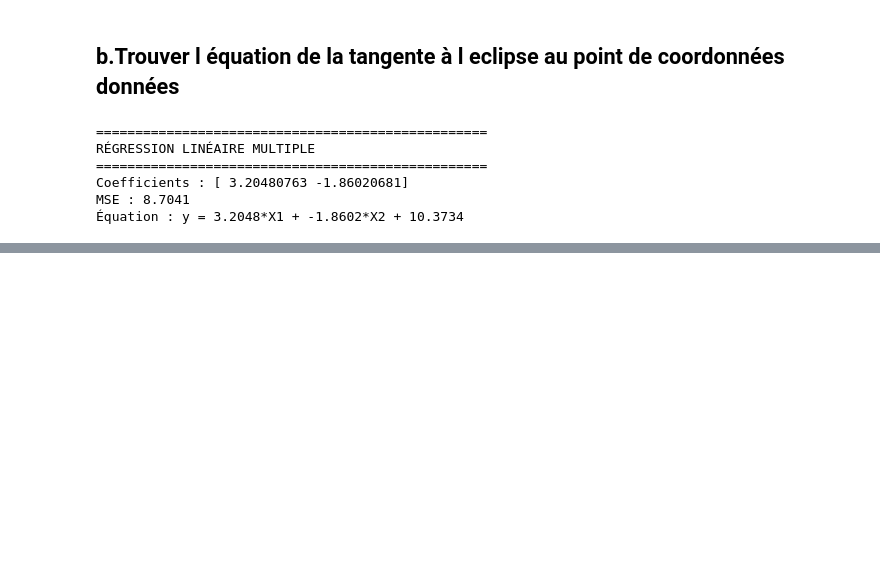
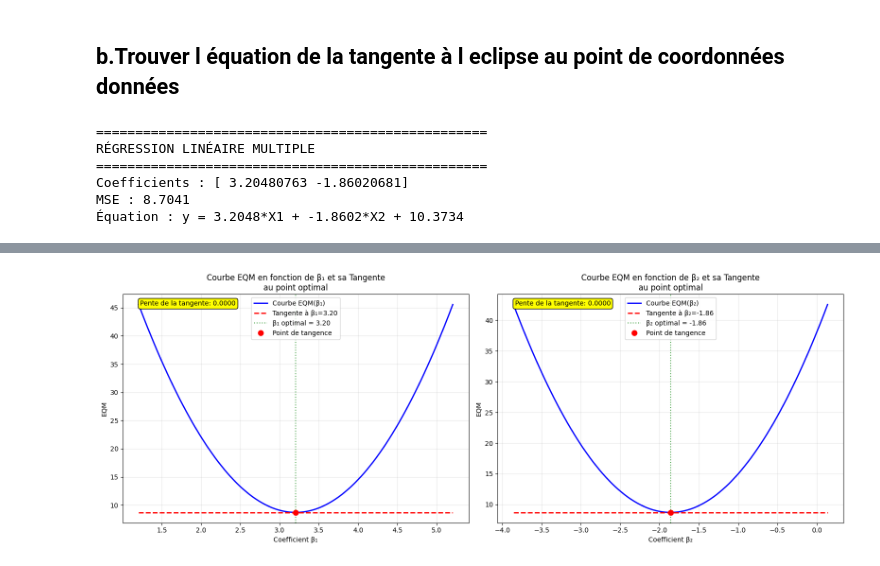
Before and after one commit to MKKT-4127-Optimisation-TPE/TPE_Calcul-symbolique, a Jupyter notebook: TPE-Fonction_erreur-SYMBOLIQUE.ipynb, the cells around one changed output, grey strips where cells are left out. Drawn from its saved outputs; the diff is of its cells as text; code cells hidden in the pictures; blank space fills up the shorter version.

Commit message:
amelioration des tracés

```diff
--- a/TPE-Fonction_erreur-SYMBOLIQUE.ipynb
+++ b/TPE-Fonction_erreur-SYMBOLIQUE.ipynb
@@ -434,0 +362,72 @@ Ici,
+# %%
+
+
+# =============================================================================
+# REPRÉSENTATION GRAPHIQUE DES COURBES ET TANGENTES
+# =============================================================================
+
+fig, (ax1, ax2) = plt.subplots(1, 2, figsize=(16, 6))
+
+# ==================== GRAPHIQUE 1: TANGENTE EN FONCTION DE β1 ====================
+
+# Point de tangence pour β1
+b1_tangent = b1_opt
+mse_tangent_b1 = calculate_mse_for_coefficient(b1_tangent, b0_opt, b2_opt, data, data['y'])
+
+# Calcul de la pente (dérivée) au point b1_tangent
+# Pour simplifier, on approxime numériquement la dérivée
+h = 0.001
+mse_plus = calculate_mse_for_coefficient(b1_tangent + h, b0_opt, b2_opt, data, data['y'])
+mse_minus = calculate_mse_for_coefficient(b1_tangent - h, b0_opt, b2_opt, data, data['y'])
+slope_b1 = (mse_plus - mse_minus) / (2 * h)
+
+# Équation de la tangente : y = pente*(x - x0) + y0
+tangent_b1 = slope_b1 * (b1_range - b1_tangent) + mse_tangent_b1
+
+# Tracé
+ax1.plot(b1_range, mse_values_b1, 'b-', linewidth=2, label='Courbe EQM(β₁)')
+ax1.plot(b1_range, tangent_b1, 'r--', linewidth=2, label=f'Tangente à β₁={b1_tangent:.2f}')
+ax1.axvline(x=b1_tangent, color='green', linestyle=':', alpha=0.7, label=f'β₁ optimal = {b1_tangent:.2f}')
+ax1.plot(b1_tangent, mse_tangent_b1, 'ro', markersize=8, label='Point de tangence')
+
+ax1.set_xlabel('Coefficient β₁')
+ax1.set_ylabel('EQM')
+ax1.set_title('Courbe EQM en fonction de β₁ et sa Tangente\nau point optimal')
+ax1.legend()
+ax1.grid(True, alpha=0.3)
+ax1.text(0.05, 0.95, f'Pente de la tangente: {slope_b1:.4f}',
+         transform=ax1.transAxes, bbox=dict(boxstyle="round,pad=0.3", facecolor="yellow"))
+
+
+# ==================== GRAPHIQUE 2: TANGENTE EN FONCTION DE β2 ====================
+
+# Point de tangence pour β2
+b2_tangent = b2_opt
+mse_tangent_b2 = calculate_mse_for_coefficient(b1_opt, b0_opt, b2_tangent, data, data['y'])
+
+# Calcul de la pente (dérivée) au point b2_tangent
+mse_plus_b2 = calculate_mse_for_coefficient(b1_opt, b0_opt, b2_tangent + h, data, data['y'])
+mse_minus_b2 = calculate_mse_for_coefficient(b1_opt, b0_opt, b2_tangent - h, data, data['y'])
+slope_b2 = (mse_plus_b2 - mse_minus_b2) / (2 * h)
+
+# Équation de la tangente
+tangent_b2 = slope_b2 * (b2_range - b2_tangent) + mse_tangent_b2
+
+# Tracé
+ax2.plot(b2_range, mse_values_b2, 'b-', linewidth=2, label='Courbe EQM(β₂)')
+ax2.plot(b2_range, tangent_b2, 'r--', linewidth=2, label=f'Tangente à β₂={b2_tangent:.2f}')
+ax2.axvline(x=b2_tangent, color='green', linestyle=':', alpha=0.7, label=f'β₂ optimal = {b2_tangent:.2f}')
+ax2.plot(b2_tangent, mse_tangent_b2, 'ro', markersize=8, label='Point de tangence')
+
+ax2.set_xlabel('Coefficient β₂')
+ax2.set_ylabel('EQM')
+ax2.set_title('Courbe EQM en fonction de β₂ et sa Tangente\nau point optimal')
+ax2.legend()
+ax2.grid(True, alpha=0.3)
+ax2.text(0.05, 0.95, f'Pente de la tangente: {slope_b2:.4f}',
+         transform=ax2.transAxes, bbox=dict(boxstyle="round,pad=0.3", facecolor="yellow"))
+
+plt.tight_layout()
+plt.show()
+# %% [output]
+[figure, added]
```
Also changed, not shown: parts of 7 cells of this notebook.
